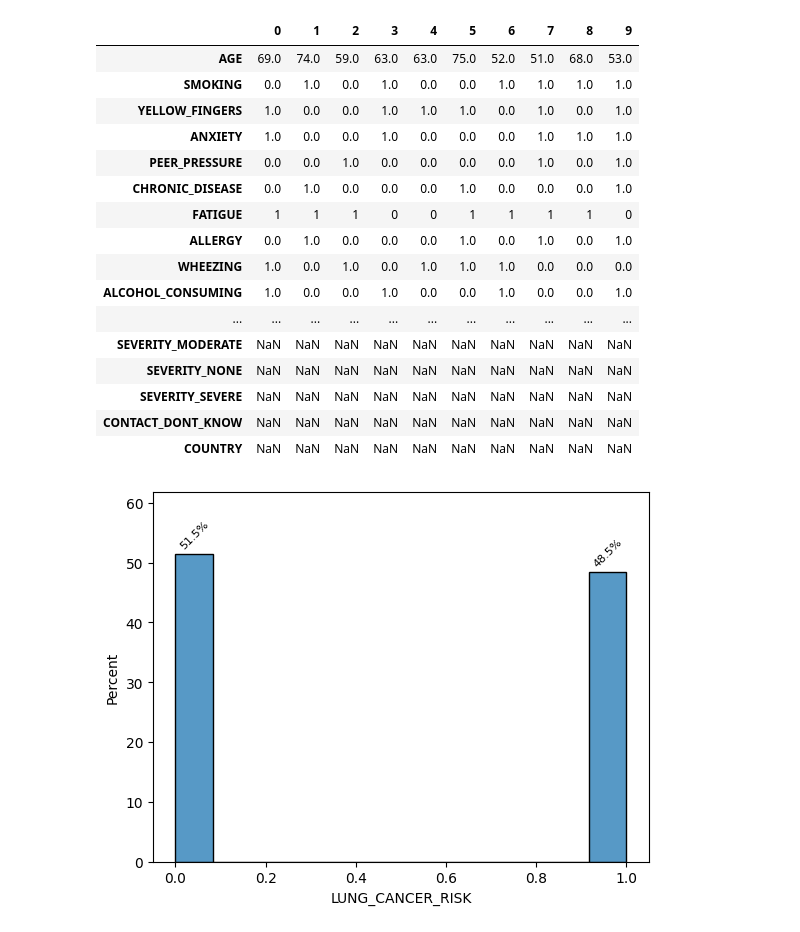
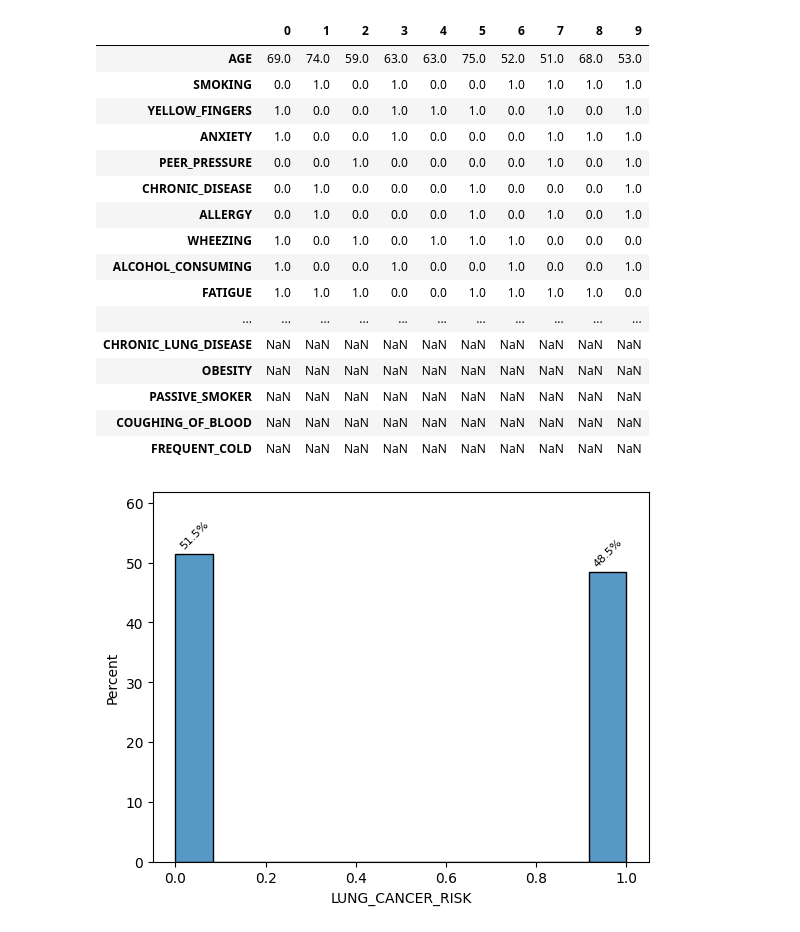
Before and after one commit to cancer-estimator/model, a Jupyter notebook: analysis/catboost-regression-p@k.ipynb, the cells around one changed output. Drawn from its saved outputs; the diff is of its cells as text; code cells hidden in the pictures.

```diff
--- a/analysis/catboost-regression-p@k.ipynb
+++ b/analysis/catboost-regression-p@k.ipynb
@@ -13,40 +13,38 @@ from sklearn.metrics import classification_report, confusion_matrix, make_scorer
 import seaborn as sns
 import matplotlib.pyplot as plt
 
-from cancer_estimator_model import datasets
+from cancer_estimator_model import datasets, models
 
 # Carregar o dataset
-df = datasets.get_integrated_dataset()
-display(df.head(10).T)
-# df.info()
+df = datasets.get_train_dataset()
-# %% [output]
-|  | 0 | 1 | 2 | 3 | 4 | 5 | 6 | 7 | 8 | 9 |
-| AGE | 69.0 | 74.0 | 59.0 | 63.0 | 63.0 | 75.0 | 52.0 | 51.0 | 68.0 | 53.0 |
-| SMOKING | 0.0 | 1.0 | 0.0 | 1.0 | 0.0 | 0.0 | 1.0 | 1.0 | 1.0 | 1.0 |
-| YELLOW_FINGERS | 1.0 | 0.0 | 0.0 | 1.0 | 1.0 | 1.0 | 0.0 | 1.0 | 0.0 | 1.0 |
-| ANXIETY | 1.0 | 0.0 | 0.0 | 1.0 | 0.0 | 0.0 | 0.0 | 1.0 | 1.0 | 1.0 |
-| PEER_PRESSURE | 0.0 | 0.0 | 1.0 | 0.0 | 0.0 | 0.0 | 0.0 | 1.0 | 0.0 | 1.0 |
-| CHRONIC_DISEASE | 0.0 | 1.0 | 0.0 | 0.0 | 0.0 | 1.0 | 0.0 | 0.0 | 0.0 | 1.0 |
-| FATIGUE | 1 | 1 | 1 | 0 | 0 | 1 | 1 | 1 | 1 | 0 |
-| ALLERGY | 0.0 | 1.0 | 0.0 | 0.0 | 0.0 | 1.0 | 0.0 | 1.0 | 0.0 | 1.0 |
-| WHEEZING | 1.0 | 0.0 | 1.0 | 0.0 | 1.0 | 1.0 | 1.0 | 0.0 | 0.0 | 0.0 |
-| ALCOHOL_CONSUMING | 1.0 | 0.0 | 0.0 | 1.0 | 0.0 | 0.0 | 1.0 | 0.0 | 0.0 | 1.0 |
-| ... | ... | ... | ... | ... | ... | ... | ... | ... | ... | ... |
-| SEVERITY_MODERATE | NaN | NaN | NaN | NaN | NaN | NaN | NaN | NaN | NaN | NaN |
-| SEVERITY_NONE | NaN | NaN | NaN | NaN | NaN | NaN | NaN | NaN | NaN | NaN |
-| SEVERITY_SEVERE | NaN | NaN | NaN | NaN | NaN | NaN | NaN | NaN | NaN | NaN |
-| CONTACT_DONT_KNOW | NaN | NaN | NaN | NaN | NaN | NaN | NaN | NaN | NaN | NaN |
-| COUNTRY | NaN | NaN | NaN | NaN | NaN | NaN | NaN | NaN | NaN | NaN |
 # %%
 # Dividir o conjunto de dados em features (X) e variável alvo (y)
-dropped_columns = ['LUNG_CANCER_RISK','COUNTRY', 'SOURCE', 'SEVERITY', 'BALANCED_DIET']
-X = df.drop(columns=dropped_columns)
-y = df['LUNG_CANCER_RISK'].fillna(-1)
+X = df[models.feature_selection]
+y = df[models.target].fillna(-1)
 
+display(X.head(10).T)
 # Tratar valores ausentes nas colunas categóricas
 categorical_cols = X.select_dtypes(include=['object']).columns.tolist()
 for col in categorical_cols:
     X[col].fillna('missing', inplace=True)
+# %% [output]
+|  | 0 | 1 | 2 | 3 | 4 | 5 | 6 | 7 | 8 | 9 |
+| AGE | 69.0 | 74.0 | 59.0 | 63.0 | 63.0 | 75.0 | 52.0 | 51.0 | 68.0 | 53.0 |
+| SMOKING | 0.0 | 1.0 | 0.0 | 1.0 | 0.0 | 0.0 | 1.0 | 1.0 | 1.0 | 1.0 |
+| YELLOW_FINGERS | 1.0 | 0.0 | 0.0 | 1.0 | 1.0 | 1.0 | 0.0 | 1.0 | 0.0 | 1.0 |
+| ANXIETY | 1.0 | 0.0 | 0.0 | 1.0 | 0.0 | 0.0 | 0.0 | 1.0 | 1.0 | 1.0 |
+| PEER_PRESSURE | 0.0 | 0.0 | 1.0 | 0.0 | 0.0 | 0.0 | 0.0 | 1.0 | 0.0 | 1.0 |
+| CHRONIC_DISEASE | 0.0 | 1.0 | 0.0 | 0.0 | 0.0 | 1.0 | 0.0 | 0.0 | 0.0 | 1.0 |
+| ALLERGY | 0.0 | 1.0 | 0.0 | 0.0 | 0.0 | 1.0 | 0.0 | 1.0 | 0.0 | 1.0 |
+| WHEEZING | 1.0 | 0.0 | 1.0 | 0.0 | 1.0 | 1.0 | 1.0 | 0.0 | 0.0 | 0.0 |
+| ALCOHOL_CONSUMING | 1.0 | 0.0 | 0.0 | 1.0 | 0.0 | 0.0 | 1.0 | 0.0 | 0.0 | 1.0 |
+| FATIGUE | 1.0 | 1.0 | 1.0 | 0.0 | 0.0 | 1.0 | 1.0 | 1.0 | 1.0 | 0.0 |
+| ... | ... | ... | ... | ... | ... | ... | ... | ... | ... | ... |
+| CHRONIC_LUNG_DISEASE | NaN | NaN | NaN | NaN | NaN | NaN | NaN | NaN | NaN | NaN |
+| OBESITY | NaN | NaN | NaN | NaN | NaN | NaN | NaN | NaN | NaN | NaN |
+| PASSIVE_SMOKER | NaN | NaN | NaN | NaN | NaN | NaN | NaN | NaN | NaN | NaN |
+| COUGHING_OF_BLOOD | NaN | NaN | NaN | NaN | NaN | NaN | NaN | NaN | NaN | NaN |
+| FREQUENT_COLD | NaN | NaN | NaN | NaN | NaN | NaN | NaN | NaN | NaN | NaN |
 # %%
 def plot_y_distribution(y):
     # Criando distribuição da variável resposta estimada
```
Also changed, not shown: parts of 2 cells of this notebook, 5 other files.
